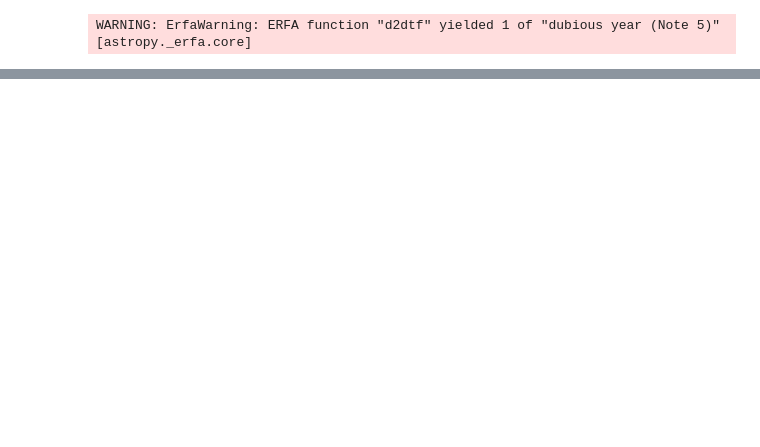
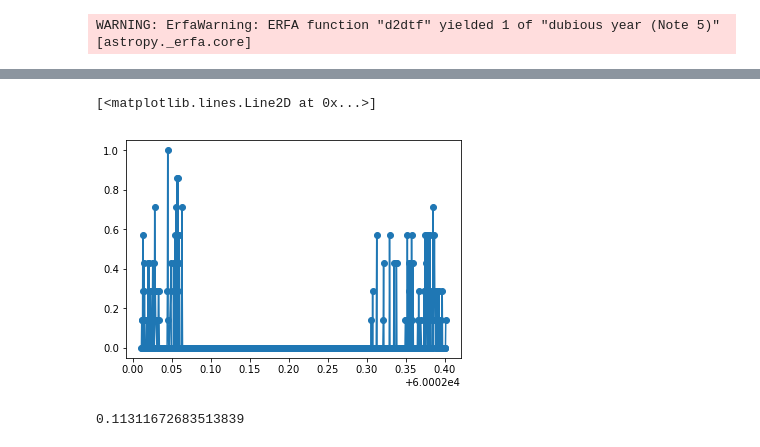
Before and after one commit to yoachim/satellite_collisions, a Jupyter notebook: with_class.ipynb, the cells around one changed output, grey strips where cells are left out. Drawn from its saved outputs; the diff is of its cells as text; code cells hidden in the pictures; blank space fills up the shorter version.

```diff
--- a/with_class.ipynb
+++ b/with_class.ipynb
@@ -75,2 +77,14 @@ array([ 2.49519115,  2.83004915,  1.75471003,  2.51084345,  3.74500348,
 # %%
 # OK, so some of these things are moving 30 degrees on sky in 30 seconds. So we literally have to do 1-2s timesteps to get them.
+# %%
+conn = sqlite3.connect('baseline_v1.3_10yrs.db')
+df = pd.read_sql('select altitude,azimuth,observationstartmjd from summaryallprops where night=150;', conn)
+conn.close()
+
+# let's see if we can just advance the epoch
+constellation.advance_epoch(advance=100)
+# %%
+# %%time
+in_fovs = []
+for val in df.values:
+    in_fovs.append(constellation.check_pointing(val[0], val[1], val[2]))
@@ -76,0 +95,9 @@ array([ 2.49519115,  2.83004915,  1.75471003,  2.51084345,  3.74500348,
+# %%
+plt.plot(df['observationStartMJD'], in_fovs, 'o-')
+# %% [output]
+[<matplotlib.lines.Line2D at 0x...>]
+[figure, added]
+# %%
+np.where(np.array(in_fovs) > 0)[0].size/np.size(in_fovs)
+# %% [output]
+0.11311672683513839
```
Also changed, not shown: parts of 7 cells of this notebook, 1 other file.
